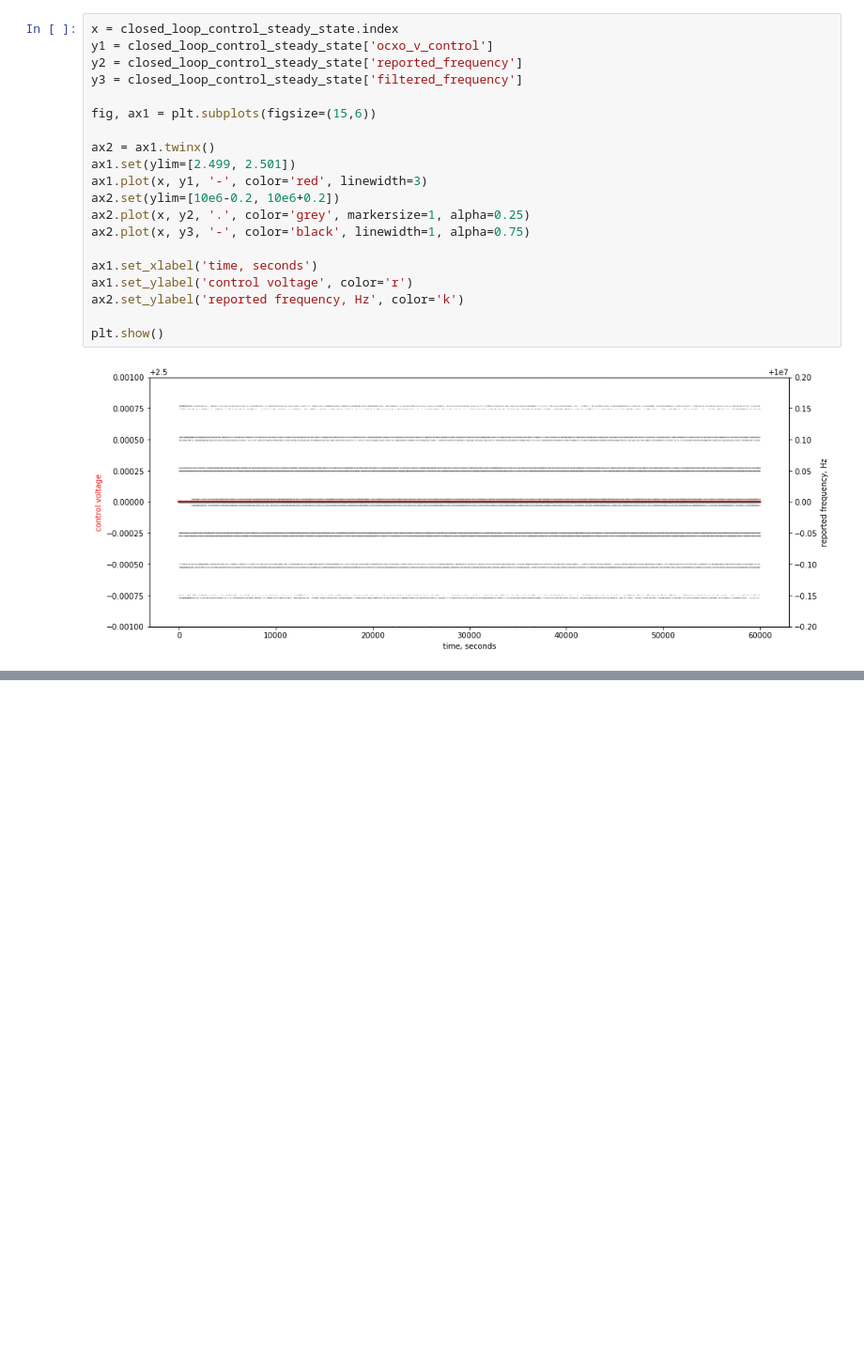
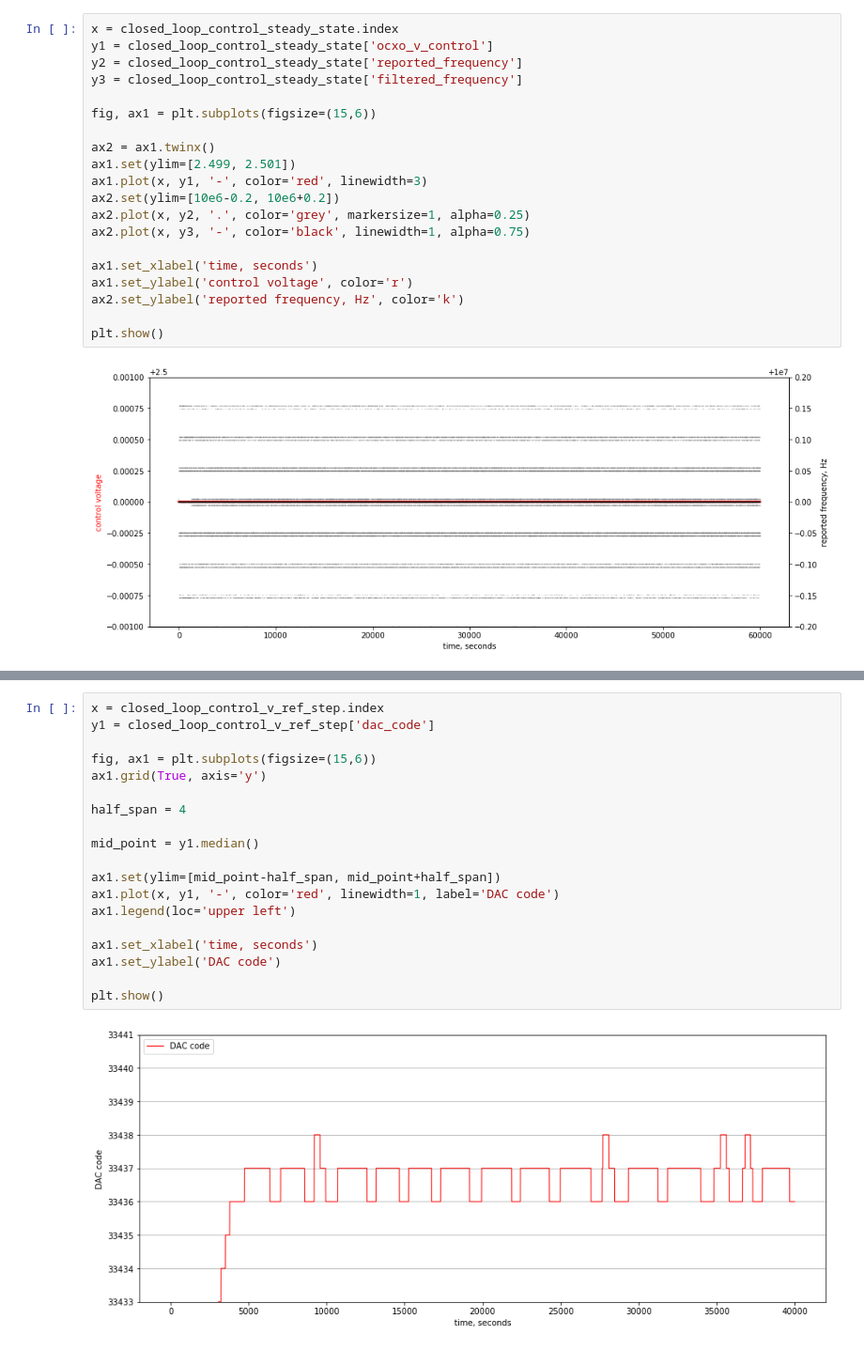
Before and after one commit to knack-supply/gpsdo-controller-fw, a Jupyter notebook: fw/sim/data/simulation-analysis.ipynb, the cells around one changed output, grey strips where cells are left out. Shown at 94% size. Cells and saved outputs as stored; diff of their text form; blank space fills up the shorter version.

```diff
--- a/fw/sim/data/simulation-analysis.ipynb
+++ b/fw/sim/data/simulation-analysis.ipynb
@@ -139,0 +187,21 @@ plt.show()
+# %%
+x = closed_loop_control_v_ref_step.index
+y1 = closed_loop_control_v_ref_step['dac_code']
+
+fig, ax1 = plt.subplots(figsize=(15,6))
+ax1.grid(True, axis='y')
+
+half_span = 4
+
+mid_point = y1.median()
+
+ax1.set(ylim=[mid_point-half_span, mid_point+half_span])
+ax1.plot(x, y1, '-', color='red', linewidth=1, label='DAC code')
+ax1.legend(loc='upper left')
+
+ax1.set_xlabel('time, seconds')
+ax1.set_ylabel('DAC code')
+
+plt.show()
+# %% [output]
+[figure, added]
```
Also changed, not shown: parts of 9 cells of this notebook, 30 other files.
